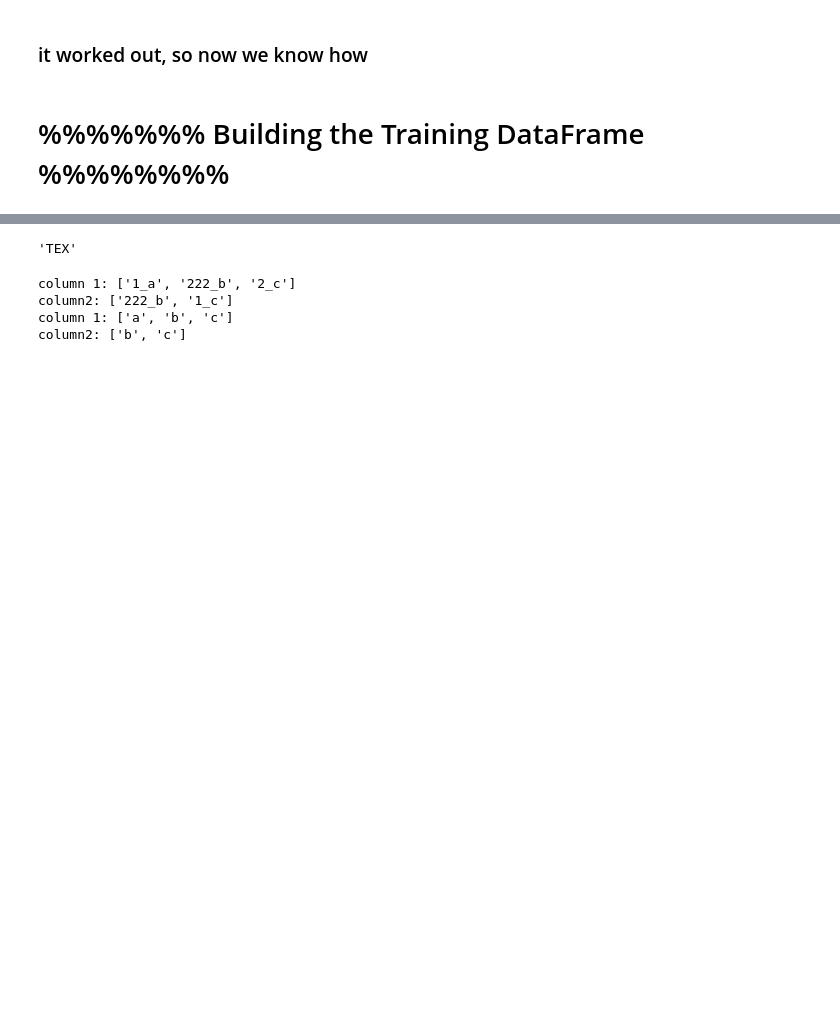
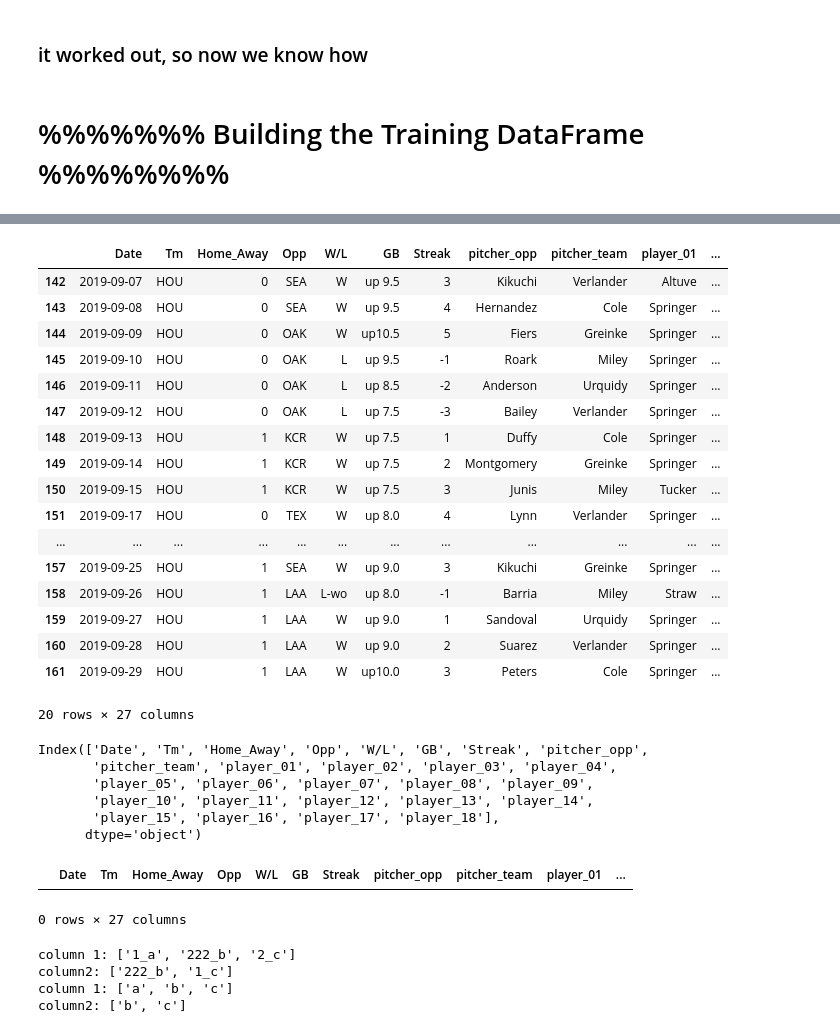
Before and after one commit to JTMachen/Baseball_Game_Predictor, a Jupyter notebook: API_analysis.ipynb, the cells around one changed output, grey strips where cells are left out. Cells and saved outputs as stored; diff of their text form; code cells hidden in the pictures; blank space fills up the shorter version.

```diff
--- a/API_analysis.ipynb
+++ b/API_analysis.ipynb
@@ -326,7 +334,7 @@ def get_dates_played(df=None,year=None):
 def get_team_schedule(year=None, team = "HOU"):
 
     teams_df  = schedule_and_record(year, team)
-    teams_df  = teams_df.iloc[ : , [0,1,2,3,10,17] ]
+    teams_df  = teams_df.iloc[ : , [0,1,2,3,4,10,17] ]
     teams_df["Date"] = teams_df.apply(lambda x: format_dates_to_dt(x["Date"],year), axis=1)
     teams_df.replace("@",1, inplace=True)
     teams_df.replace("Home",0, inplace=True)
@@ -340,7 +348,9 @@ def get_players_per_game(year = None, team = None):
     bat_stat_path = Path(f"Data/Batting/Clean_Data/clean_batting_data_{year}.csv")
     all_bat_stats = pd.read_csv(bat_stat_path)
 
-    pitchers_path = Path(f"Starting_Pitchers/Starting_Pitchers_{}")
+    pitchers_path = Path(f"Starting_Pitchers/Starting_Pitchers_{year}.csv")
+    starting_pitchers = pd.read_csv(pitchers_path)
+    #print(f"head of PITCHER STATS: \n{starting_pitchers.head()}")
 
     lineups_path = Path(f"Lineups/{team}_lineups_{year}.csv")
     all_lineups_season = pd.read_csv(lineups_path)
@@ -392,6 +402,31 @@ def get_players_per_game(year = None, team = None):
             temp_dict.update({f"player_{count:02}" : enemy})
             count+=1
 
+        pitcher_on_date = starting_pitchers[starting_pitchers["Date"]==date.strftime("%Y-%m-%d")]
+        #print(f"PITCHERS ON DATE: \n{pitcher_on_date}")
+
+        try:
+            team_pitcher = pitcher_on_date[pitcher_on_date["Team"]==team]["PITCHER"].values[0]
+            #print(f"TEAM PITCHER: \n{team_pitcher}")
+            temp_dict.update({"pitcher_team": team_pitcher })
+        except:
+            #print(f"No pitcher found for {adversary} on {date}")
+            opponent_pitcher = "Unknown"
+
+        if adversary in acr_team_dict.keys():
+            print("Adversary in list of conflicting acronyms")
+            print(f"\n acronym received {adversary}")
+            adversary = acr_team_dict[adversary]
+            print(f"\n acronym after process {adversary}")
+        print(f"adversary: {adversary}\n")
+
+        try:
+            opponent_pitcher = pitcher_on_date[pitcher_on_date["Team"]==adversary]["PITCHER"].values[0]
+            print(f"OPPONENT PITCHER: \n{opponent_pitcher}")
+            temp_dict.update({"pitcher_opp": opponent_pitcher})
+        except:
+            print(f"No pitcher found for {adversary} on {date}")
+            opponent_pitcher = "Unknown"
 
         temp_df = pd.DataFrame(temp_dict, index =[i])
         players_df = pd.concat([players_df,temp_df], axis=0, sort = True )
@@ -447,8 +461,38 @@ opp: SEA
-# %%
-x = players_per_game_for_HOU_2018.iloc[0][3]
-x
-# %% [output]
-'TEX'
+# %%
+players_per_game_for_HOU_2019.tail(20)
+# %% [output]
+|  | Date | Tm | Home_Away | Opp | W/L | GB | Streak | pitcher_opp | pitcher_team | player_01 | ... |
+| 142 | 2019-09-07 | HOU | 0 | SEA | W | up 9.5 | 3 | Kikuchi | Verlander | Altuve | ... |
+| 143 | 2019-09-08 | HOU | 0 | SEA | W | up 9.5 | 4 | Hernandez | Cole | Springer | ... |
+| 144 | 2019-09-09 | HOU | 0 | OAK | W | up10.5 | 5 | Fiers | Greinke | Springer | ... |
+| 145 | 2019-09-10 | HOU | 0 | OAK | L | up 9.5 | -1 | Roark | Miley | Springer | ... |
+| 146 | 2019-09-11 | HOU | 0 | OAK | L | up 8.5 | -2 | Anderson | Urquidy | Springer | ... |
+| 147 | 2019-09-12 | HOU | 0 | OAK | L | up 7.5 | -3 | Bailey | Verlander | Springer | ... |
+| 148 | 2019-09-13 | HOU | 1 | KCR | W | up 7.5 | 1 | Duffy | Cole | Springer | ... |
+| 149 | 2019-09-14 | HOU | 1 | KCR | W | up 7.5 | 2 | Montgomery | Greinke | Springer | ... |
+| 150 | 2019-09-15 | HOU | 1 | KCR | W | up 7.5 | 3 | Junis | Miley | Tucker | ... |
+| 151 | 2019-09-17 | HOU | 0 | TEX | W | up 8.0 | 4 | Lynn | Verlander | Springer | ... |
+| ... | ... | ... | ... | ... | ... | ... | ... | ... | ... | ... | ... |
+| 157 | 2019-09-25 | HOU | 1 | SEA | W | up 9.0 | 3 | Kikuchi | Greinke | Springer | ... |
+| 158 | 2019-09-26 | HOU | 1 | LAA | L-wo | up 8.0 | -1 | Barria | Miley | Straw | ... |
+| 159 | 2019-09-27 | HOU | 1 | LAA | W | up 9.0 | 1 | Sandoval | Urquidy | Springer | ... |
+| 160 | 2019-09-28 | HOU | 1 | LAA | W | up 9.0 | 2 | Suarez | Verlander | Springer | ... |
+| 161 | 2019-09-29 | HOU | 1 | LAA | W | up10.0 | 3 | Peters | Cole | Springer | ... |
+20 rows × 27 columns
+# %%
+players_per_game_for_HOU_2019.columns
+# %% [output]
+Index(['Date', 'Tm', 'Home_Away', 'Opp', 'W/L', 'GB', 'Streak', 'pitcher_opp',
+       'pitcher_team', 'player_01', 'player_02', 'player_03', 'player_04',
+       'player_05', 'player_06', 'player_07', 'player_08', 'player_09',
+       'player_10', 'player_11', 'player_12', 'player_13', 'player_14',
+       'player_15', 'player_16', 'player_17', 'player_18'],
+      dtype='object')
+# %%
+players_per_game_for_HOU_2019[players_per_game_for_HOU_2019["pitcher_opp"].isna()]
+# %% [output]
+|  | Date | Tm | Home_Away | Opp | W/L | GB | Streak | pitcher_opp | pitcher_team | player_01 | ... |
+0 rows × 27 columns
 # %%
 def get_col_explanation(col1,col2):
     print(f"column 1: {col1[:10]}\ncolumn2: {col2[:10]}")
```
Also changed, not shown: parts of 16 cells of this notebook.
